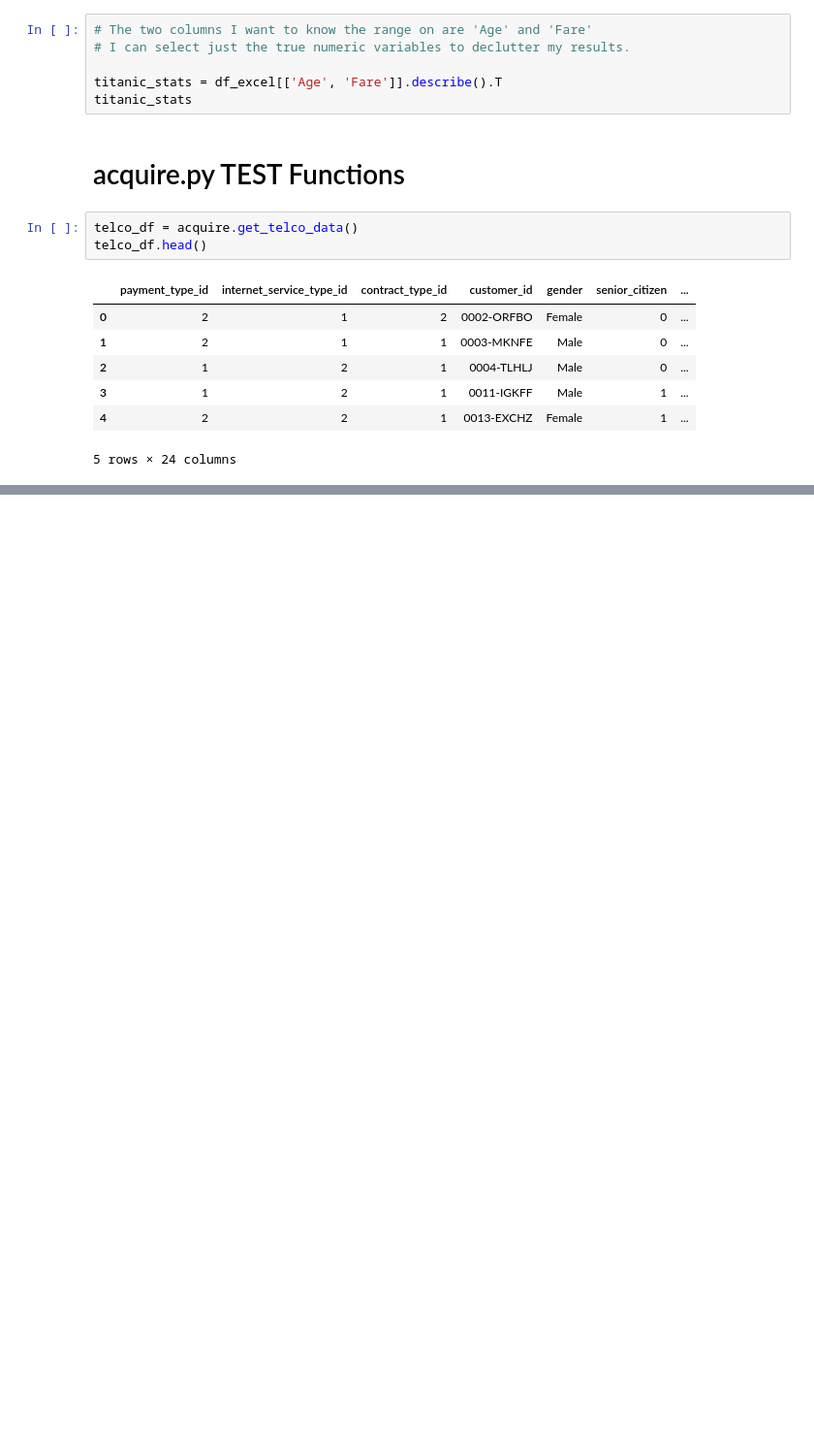
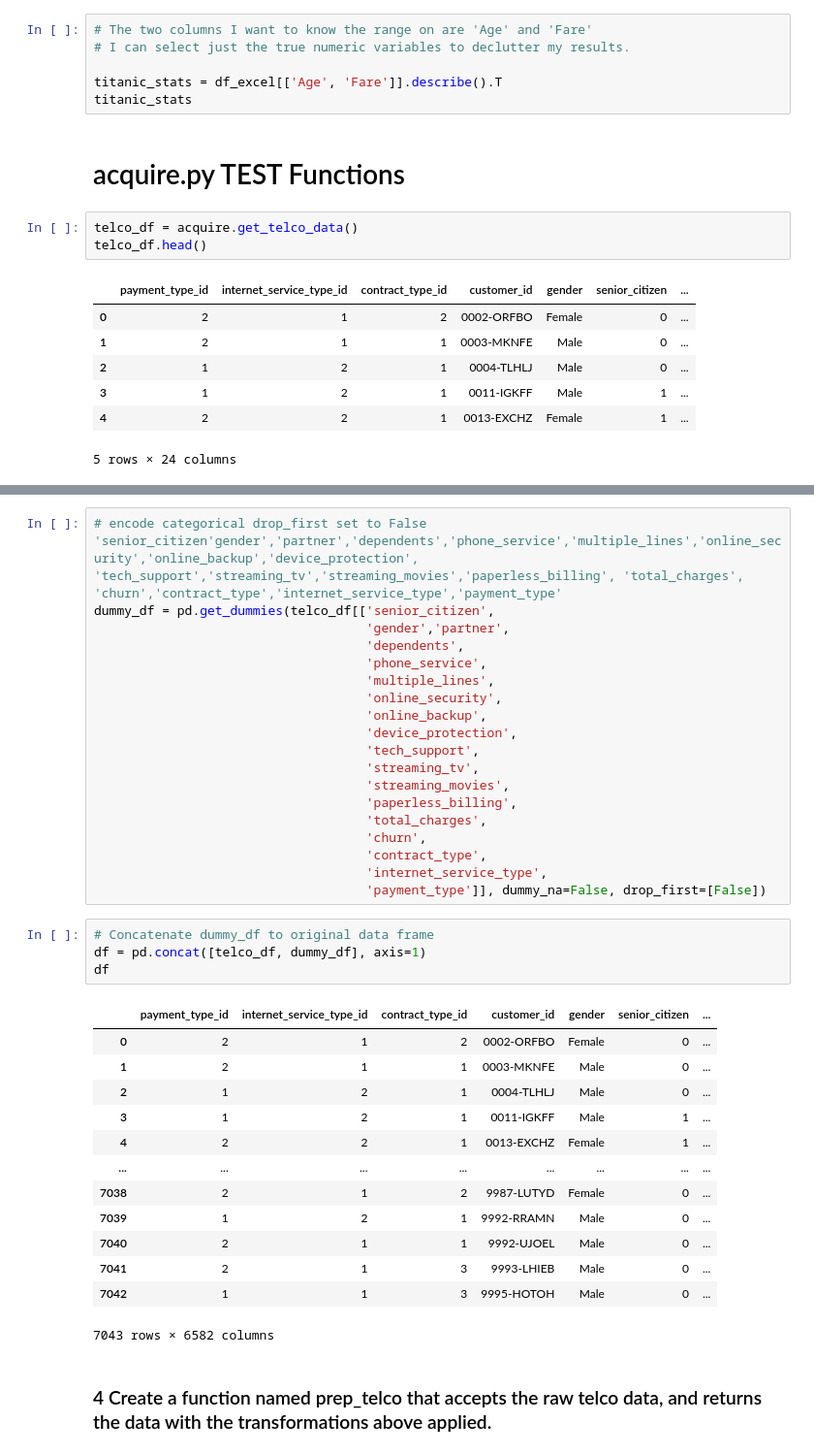
Before and after one commit to Yvette-Ibarra/classification-exercises, a Jupyter notebook: classification_exercises.ipynb, the cells around one changed output, grey strips where cells are left out. Shown: that part at 97% size. Cells and saved outputs as stored; diff of their text form; blank space fills up the shorter version.

```diff
--- a/classification_exercises.ipynb
+++ b/classification_exercises.ipynb
@@ -245,0 +600,39 @@ def get_telco_data():
+# %%
+# encode categorical drop_first set to False 'senior_citizen'gender','partner','dependents','phone_service','multiple_lines','online_security','online_backup','device_protection', 'tech_support','streaming_tv','streaming_movies','paperless_billing', 'total_charges', 'churn','contract_type','internet_service_type','payment_type'
+dummy_df = pd.get_dummies(telco_df[['senior_citizen',
+                                    'gender','partner',
+                                    'dependents',
+                                    'phone_service',
+                                    'multiple_lines',
+                                    'online_security',
+                                    'online_backup',
+                                    'device_protection',
+                                    'tech_support',
+                                    'streaming_tv',
+                                    'streaming_movies',
+                                    'paperless_billing',
+                                    'total_charges',
+                                    'churn',
+                                    'contract_type',
+                                    'internet_service_type',
+                                    'payment_type']], dummy_na=False, drop_first=[False])
+# %%
+# Concatenate dummy_df to original data frame
+df = pd.concat([telco_df, dummy_df], axis=1)
+df
+# %% [output]
+|  | payment_type_id | internet_service_type_id | contract_type_id | customer_id | gender | senior_citizen | ... |
+| 0 | 2 | 1 | 2 | 0002-ORFBO | Female | 0 | ... |
+| 1 | 2 | 1 | 1 | 0003-MKNFE | Male | 0 | ... |
+| 2 | 1 | 2 | 1 | 0004-TLHLJ | Male | 0 | ... |
+| 3 | 1 | 2 | 1 | 0011-IGKFF | Male | 1 | ... |
+| 4 | 2 | 2 | 1 | 0013-EXCHZ | Female | 1 | ... |
+| ... | ... | ... | ... | ... | ... | ... | ... |
+| 7038 | 2 | 1 | 2 | 9987-LUTYD | Female | 0 | ... |
+| 7039 | 1 | 2 | 1 | 9992-RRAMN | Male | 0 | ... |
+| 7040 | 2 | 1 | 1 | 9992-UJOEL | Male | 0 | ... |
+| 7041 | 2 | 1 | 3 | 9993-LHIEB | Male | 0 | ... |
+| 7042 | 1 | 1 | 3 | 9995-HOTOH | Male | 0 | ... |
+7043 rows × 6582 columns
+# %% [markdown]
+### 4 Create a function named prep_telco that accepts the raw telco data, and returns the data with the transformations above applied.
```
Also changed, not shown: parts of 64 cells of this notebook.
